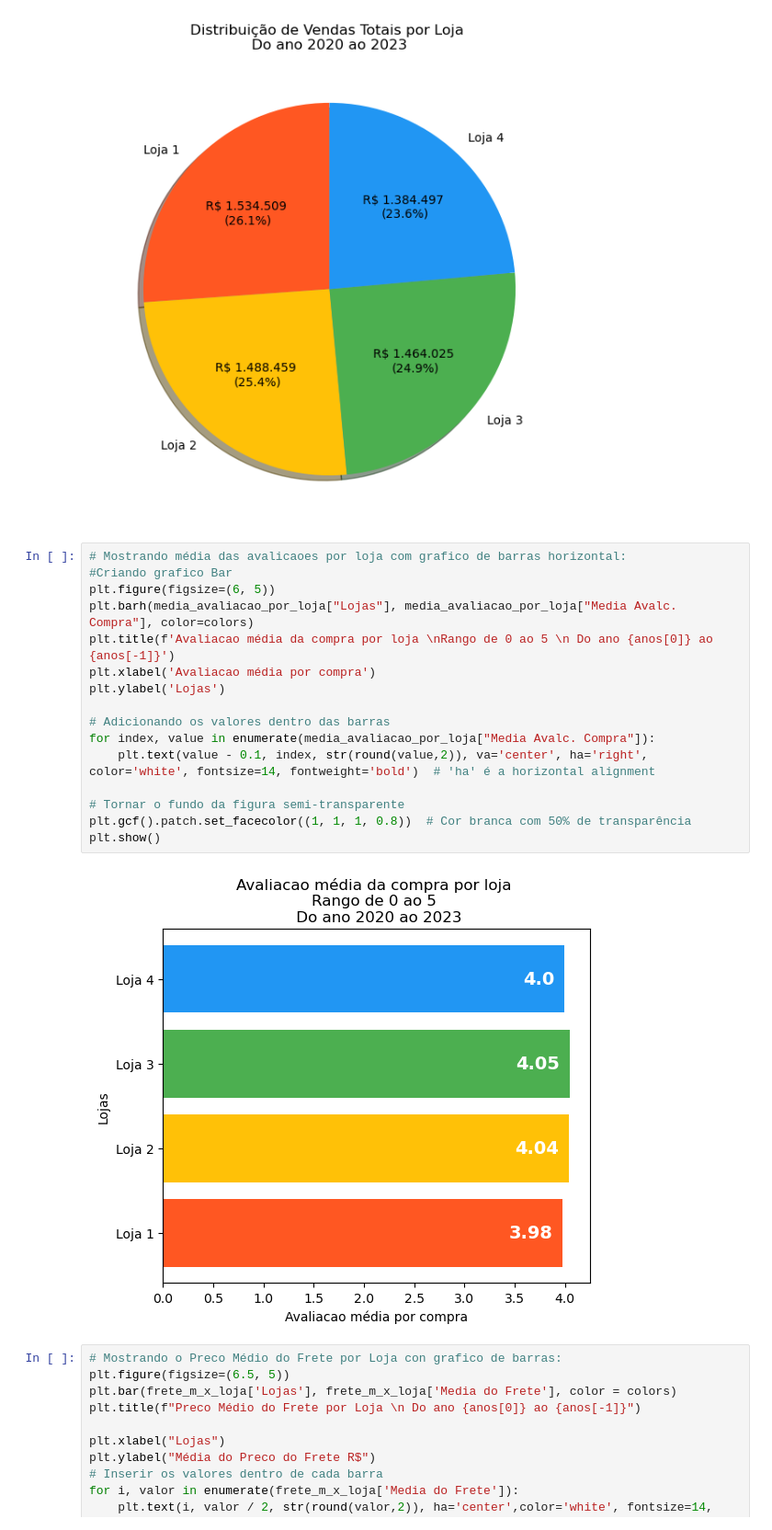
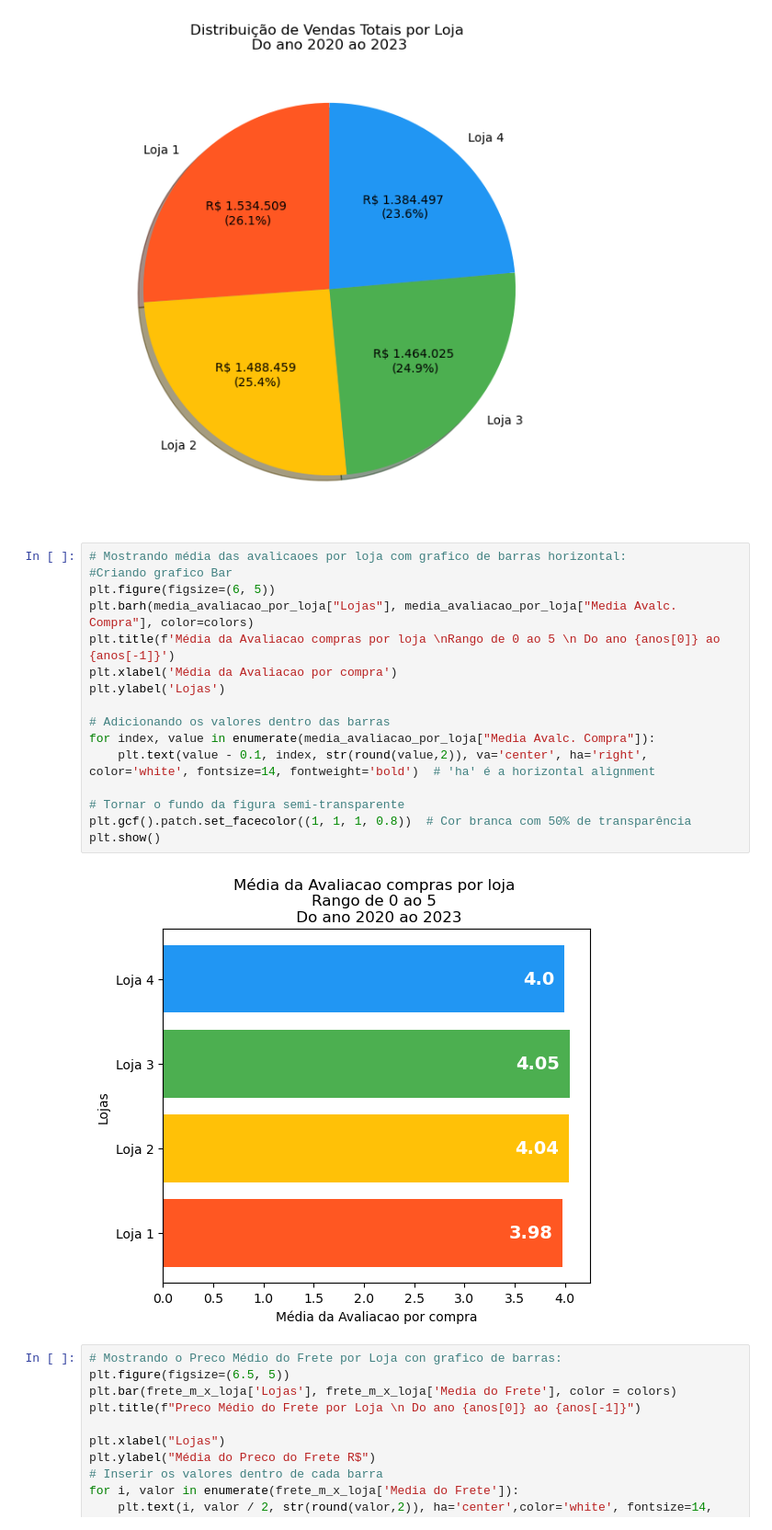
Before and after one commit to ygor-github/challenge-alura-store, a Jupyter notebook: AluraStoreBr.ipynb, the cells around one changed output. Shown at 92% size. Saved outputs shown, nothing was run; the diff lists cells and outputs as text.

```diff
--- a/AluraStoreBr.ipynb
+++ b/AluraStoreBr.ipynb
@@ -239,21 +239,21 @@ plt.show()
 # %%
 # Mostrando média das avalicaoes por loja com grafico de barras horizontal:
 #Criando grafico Bar
 plt.figure(figsize=(6, 5))
 plt.barh(media_avaliacao_por_loja["Lojas"], media_avaliacao_por_loja["Media Avalc. Compra"], color=colors)
-plt.title(f'Avaliacao média da compra por loja \nRango de 0 ao 5 \n Do ano {anos[0]} ao {anos[-1]}')
-plt.xlabel('Avaliacao média por compra')
+plt.title(f'Média da Avaliacao compras por loja \nRango de 0 ao 5 \n Do ano {anos[0]} ao {anos[-1]}')
+plt.xlabel('Média da Avaliacao por compra')
 plt.ylabel('Lojas')
 
 # Adicionando os valores dentro das barras
 for index, value in enumerate(media_avaliacao_por_loja["Media Avalc. Compra"]):
     plt.text(value - 0.1, index, str(round(value,2)), va='center', ha='right', color='white', fontsize=14, fontweight='bold')  # 'ha' é a horizontal alignment
 
 # Tornar o fundo da figura semi-transparente
 plt.gcf().patch.set_facecolor((1, 1, 1, 0.8))  # Cor branca com 50% de transparência
 plt.show()
 # %% [output]
-[figure, old version]
+[figure, new version]
 # %%
 # Mostrando o Preco Médio do Frete por Loja con grafico de barras:
 plt.figure(figsize=(6.5, 5))
```
Also changed, not shown: 3 other files.
